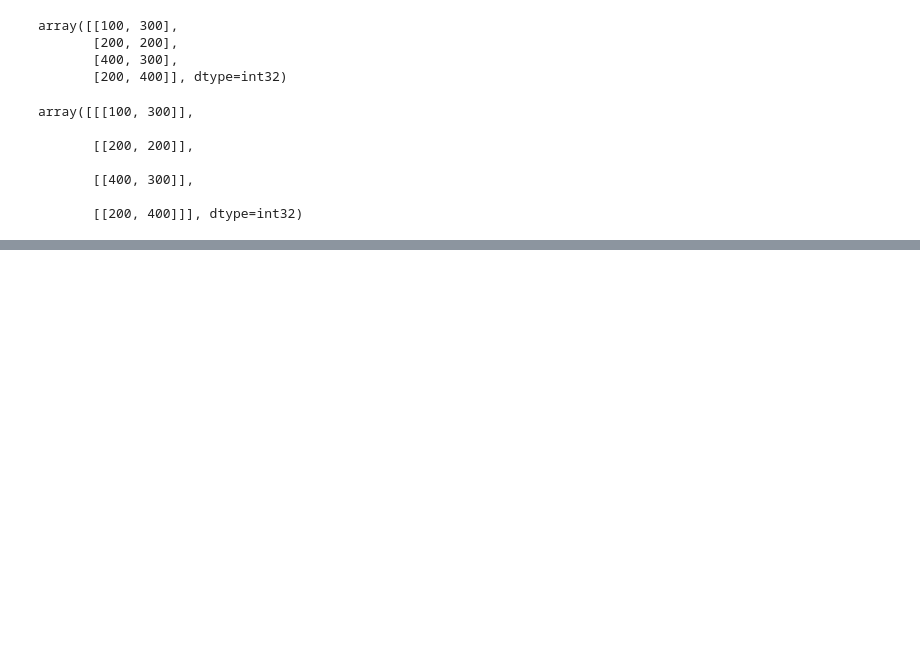
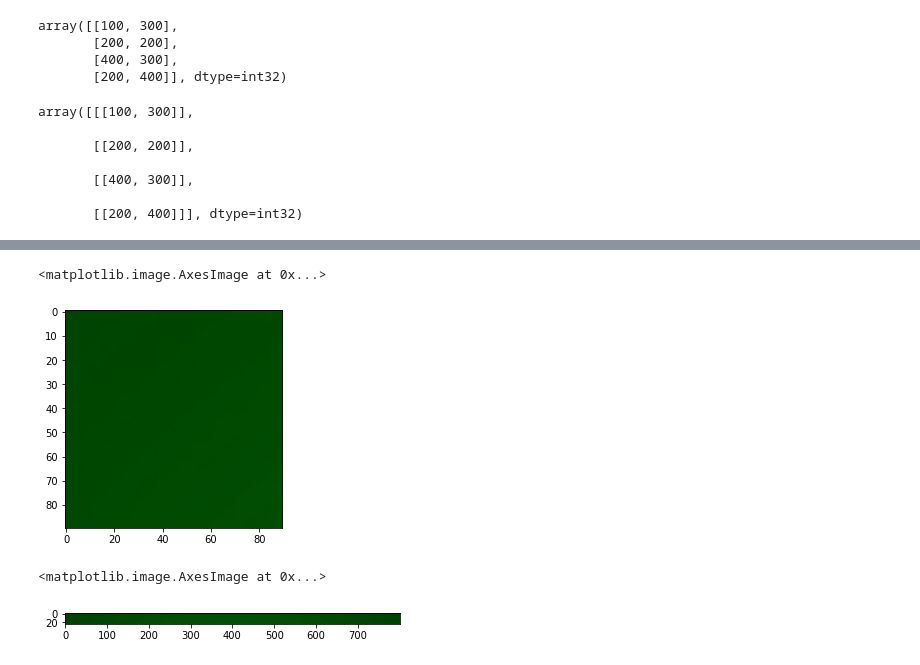
Before and after one commit to AmelliaKurniaty/PCVK_GENAP_2021, a Jupyter notebook: Modul2.ipynb, the cells around one changed output, grey strips where cells are left out. Drawn from its saved outputs; the diff is of its cells as text; code cells hidden in the pictures; blank space fills up the shorter version.

```diff
--- a/Modul2.ipynb
+++ b/Modul2.ipynb
@@ -114,0 +132,13 @@ array([[[100, 300]],
+# %%
+#tampilkan image baris ke 10-100, kolom 10-100
+img_6 = img[10:100, 10:100]
+plt.imshow(img_6)
+# %% [output]
+<matplotlib.image.AxesImage at 0x...>
+[figure, added]
+# %%
+#tampilkan image baris ke 5-30, semua kolom, channel green saja
+plt.imshow(img[5:30])
+# %% [output]
+<matplotlib.image.AxesImage at 0x...>
+[figure, added]
```
Also changed, not shown: parts of 3 cells of this notebook.
